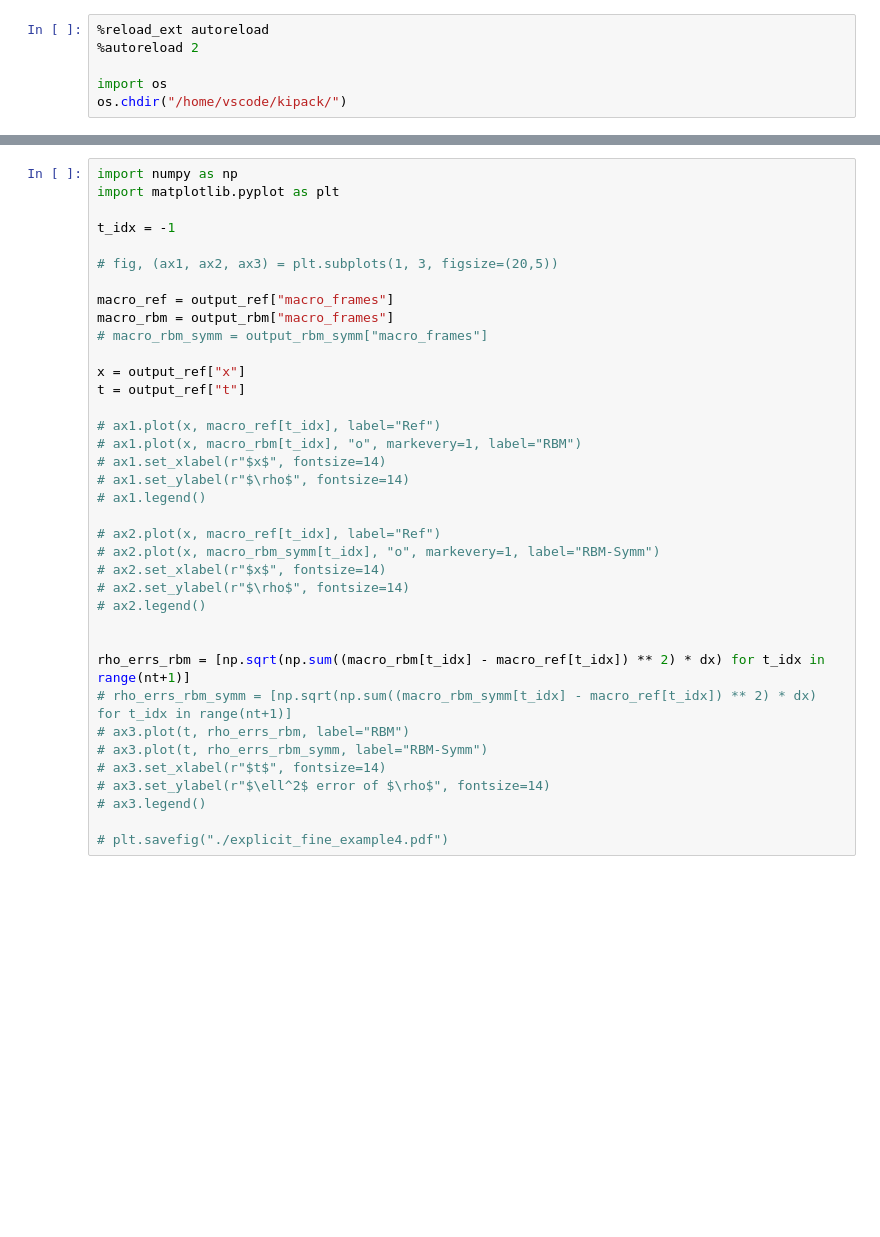
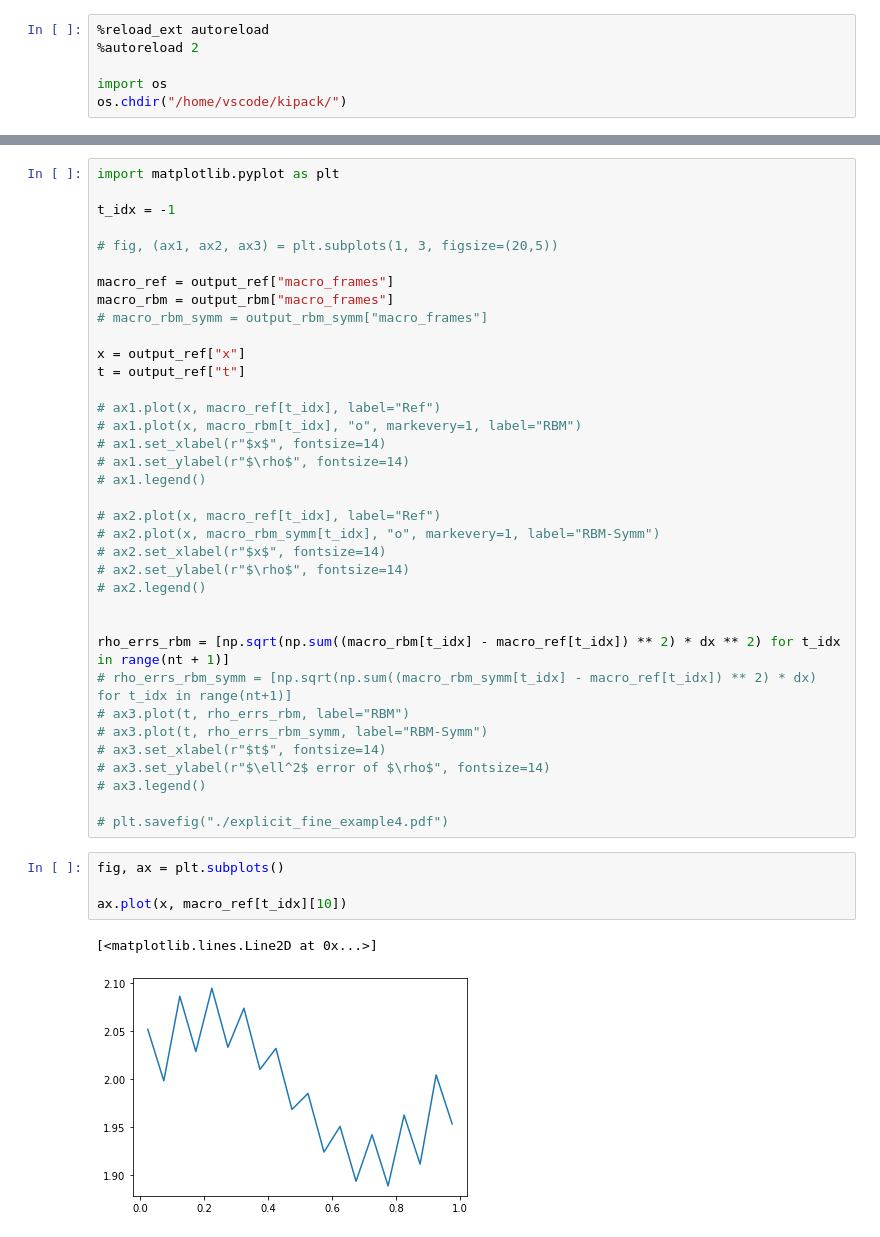
Before and after one commit to mazhengcn/kipack, a Jupyter notebook: examples/notebooks/linear_transport/rbm_2d.ipynb, the cells around one changed output, grey strips where cells are left out. Drawn from its saved outputs; the diff is of its cells as text; blank space fills up the shorter version.

```diff
--- a/examples/notebooks/linear_transport/rbm_2d.ipynb
+++ b/examples/notebooks/linear_transport/rbm_2d.ipynb
@@ -74,5 +60,4 @@ dt is 0.001
 # %%
-import numpy as np
 import matplotlib.pyplot as plt
 
 t_idx = -1
@@ -99,7 +84,7 @@ t = output_ref["t"]
 # ax2.legend()
 
 
-rho_errs_rbm = [np.sqrt(np.sum((macro_rbm[t_idx] - macro_ref[t_idx]) ** 2) * dx) for t_idx in range(nt+1)]
+rho_errs_rbm = [np.sqrt(np.sum((macro_rbm[t_idx] - macro_ref[t_idx]) ** 2) * dx ** 2) for t_idx in range(nt + 1)]
 # rho_errs_rbm_symm = [np.sqrt(np.sum((macro_rbm_symm[t_idx] - macro_ref[t_idx]) ** 2) * dx) for t_idx in range(nt+1)]
 # ax3.plot(t, rho_errs_rbm, label="RBM")
 # ax3.plot(t, rho_errs_rbm_symm, label="RBM-Symm")
@@ -108,6 +93,13 @@ rho_errs_rbm = [np.sqrt(np.sum((macro_rbm[t_idx] - macro_ref[t_idx]) ** 2) * dx)
 # ax3.legend()
 
 # plt.savefig("./explicit_fine_example4.pdf")
+# %%
+fig, ax = plt.subplots()
+
+ax.plot(x, macro_ref[t_idx][10])
+# %% [output]
+[<matplotlib.lines.Line2D at 0x...>]
+[figure, added]
 # %%
 from mpl_toolkits.mplot3d import Axes3D
 from matplotlib import cm
```
Also changed, not shown: parts of 10 cells of this notebook, 12 other files.
